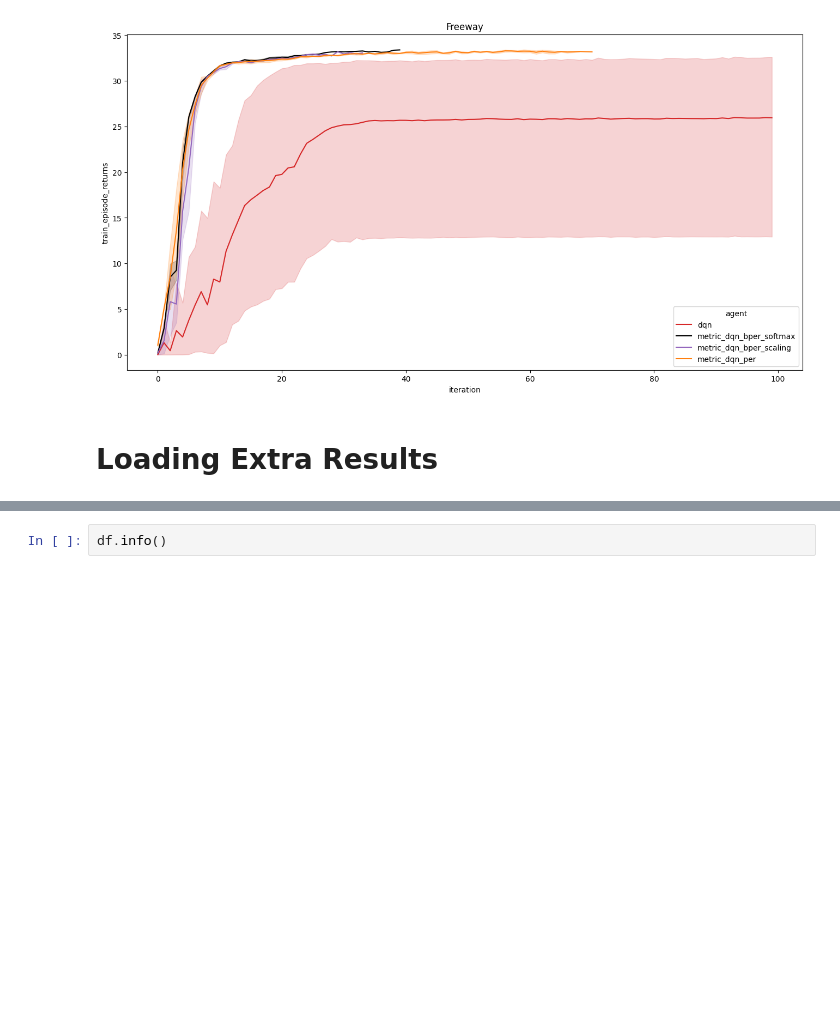
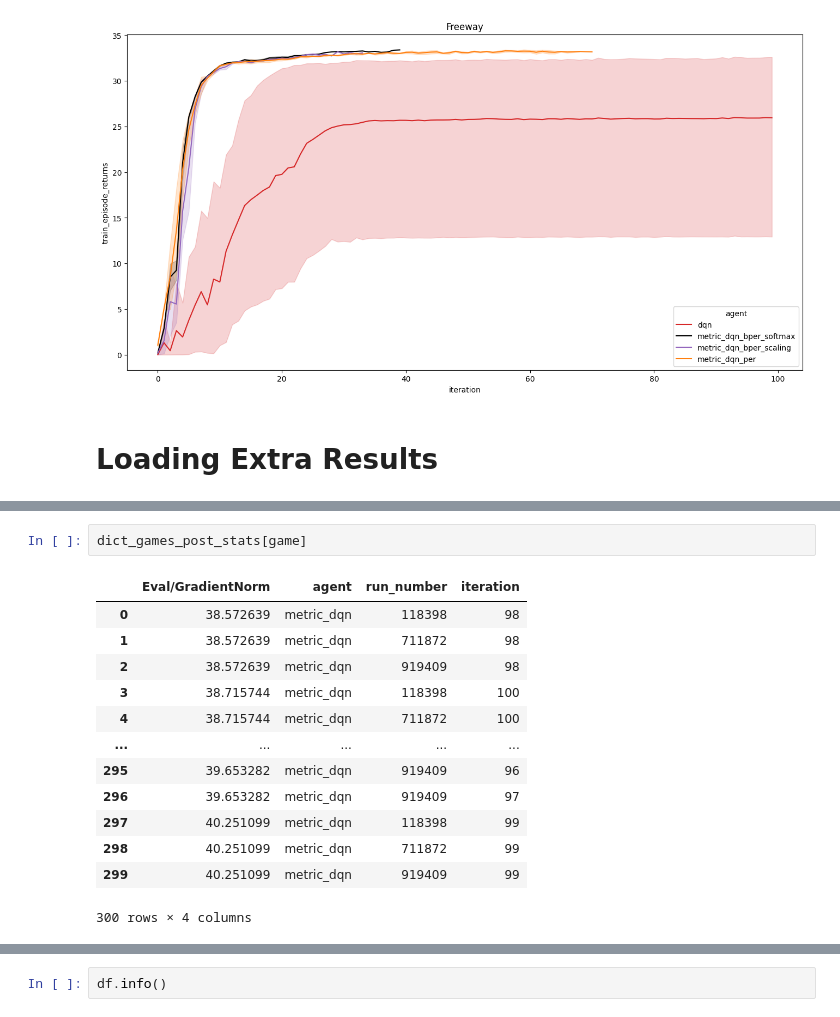
Before and after one commit to ZosoV/bisimulation-PER, a Jupyter notebook: jupyter_notebooks/load_statistics.ipynb, the cells around one changed output, grey strips where cells are left out. Cells and saved outputs as stored; diff of their text form; blank space fills up the shorter version.

```diff
--- a/jupyter_notebooks/load_statistics.ipynb
+++ b/jupyter_notebooks/load_statistics.ipynb
@@ -569,0 +609,16 @@ df.head()
+# %%
+dict_games_post_stats[game]
+# %% [output]
+|  | Eval/GradientNorm | agent | run_number | iteration |
+| 0 | 38.572639 | metric_dqn | 118398 | 98 |
+| 1 | 38.572639 | metric_dqn | 711872 | 98 |
+| 2 | 38.572639 | metric_dqn | 919409 | 98 |
+| 3 | 38.715744 | metric_dqn | 118398 | 100 |
+| 4 | 38.715744 | metric_dqn | 711872 | 100 |
+| ... | ... | ... | ... | ... |
+| 295 | 39.653282 | metric_dqn | 919409 | 96 |
+| 296 | 39.653282 | metric_dqn | 919409 | 97 |
+| 297 | 40.251099 | metric_dqn | 118398 | 99 |
+| 298 | 40.251099 | metric_dqn | 711872 | 99 |
+| 299 | 40.251099 | metric_dqn | 919409 | 99 |
+300 rows × 4 columns
```
Also changed, not shown: parts of 8 cells of this notebook.
